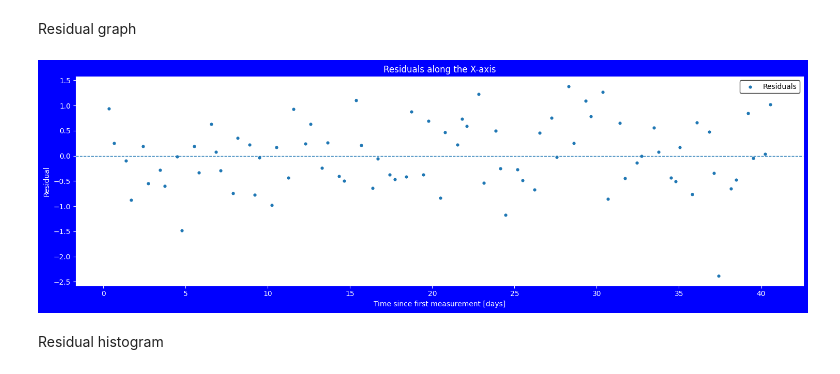
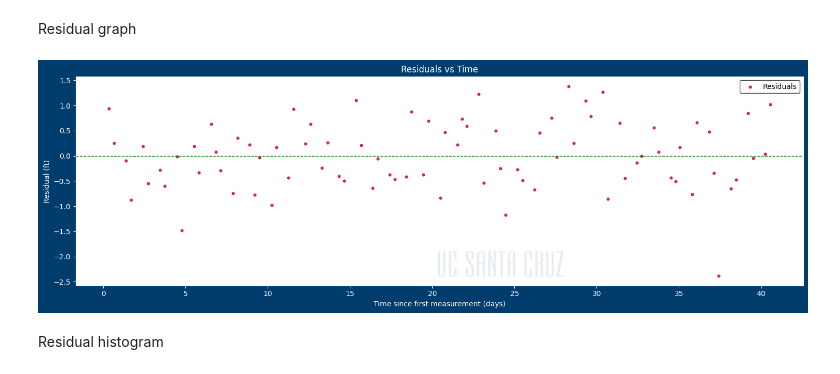
Before and after one commit to PrIceZeng-816/ASTR_19_Project, a Jupyter notebook: group-project-func.ipynb, the cells around one changed output. Saved outputs shown, nothing was run; the diff lists cells and outputs as text; code cells hidden in the pictures.

```diff
--- a/group-project-func.ipynb
+++ b/group-project-func.ipynb
@@ -8,6 +16,7 @@ Importing packages
 import numpy as np
 import matplotlib.pyplot as plt
 from scipy.optimize import curve_fit
+import matplotlib.image as mpimg
 
 # setting default colors to the graphs
 plt.rcParams["text.color"] = "white"
@@ -18,6 +27,9 @@ plt.rcParams["axes.edgecolor"] = "white"
 plt.rcParams["legend.edgecolor"] = "black"
 plt.rcParams["legend.facecolor"] = "none"
 plt.rcParams["legend.labelcolor"] = "black"
+
+# logo image
+logo = mpimg.imread("logo.png")
 # %% [markdown]
 Turn the raw data into usable array,
 # %%
@@ -130,18 +152,26 @@ std_resid = np.std(resid, ddof=1)
 # %% [markdown]
 Residual graph
 # %%
-plt.figure(figsize=(15,5),facecolor="blue")
-plt.axhline(0, ls="--", lw=1)
-plt.scatter(t_plot_days, resid, s=12, label="Residuals")
-plt.xlabel("Time since first measurement [days]")
-plt.ylabel("Residual")
-plt.title("Residuals along the X-axis")
-plt.legend()
-plt.tight_layout()
-plt.savefig("Residuals.pdf") # save as pdf
+fig, ax = plt.subplots(figsize=(15,5), facecolor="#003c6c")
+
+ax.axhline(0, ls="--", lw=1, color="green")
+ax.scatter(t_plot_days, resid, s=12, color="#da216d", label="Residuals")
+
+ax.set_xlabel("Time since first measurement (days)")
+ax.set_ylabel("Residual (ft)")
+ax.set_title("Residuals vs Time")
+ax.legend()
+
+#add logo
+logo_ax = fig.add_axes([0.1, 0.15, 1, 0.1])
+logo_ax.imshow(logo, alpha=0.1)
+logo_ax.axis("off")
+
+fig.tight_layout()
+fig.savefig("Residuals.pdf")
 plt.show()
 # %% [output]
-[figure, old version]
+[figure, new version]
 # %% [markdown]
 Residual histogram
 # %%
```
Also changed, not shown: parts of 15 cells of this notebook, 3 other files.
